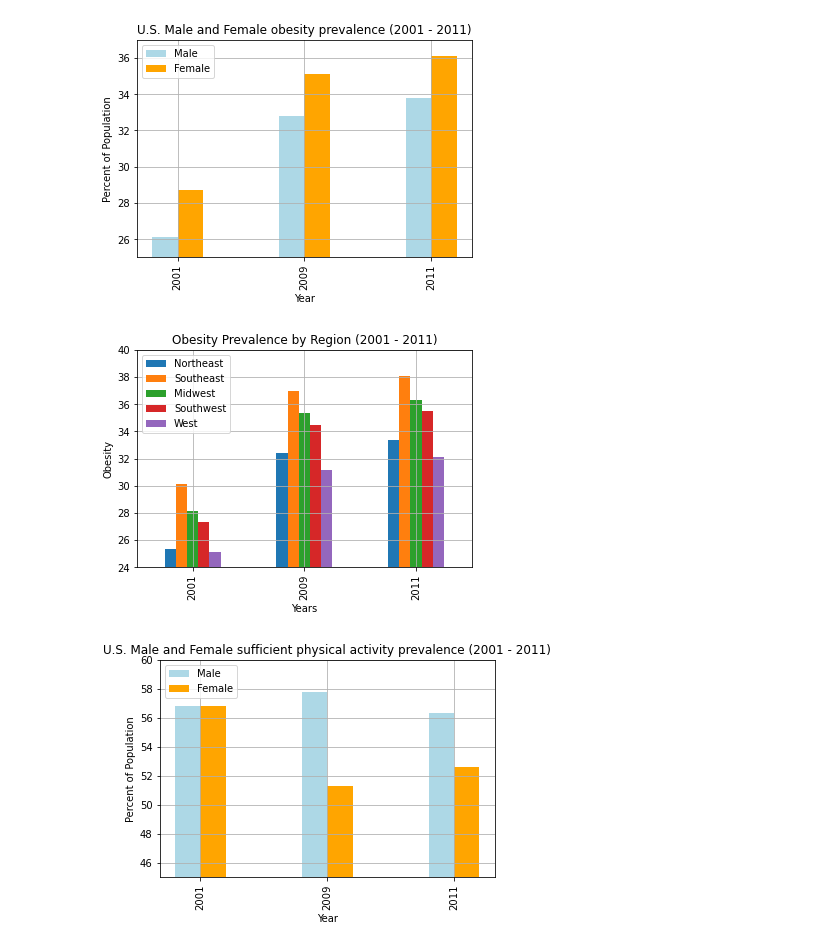
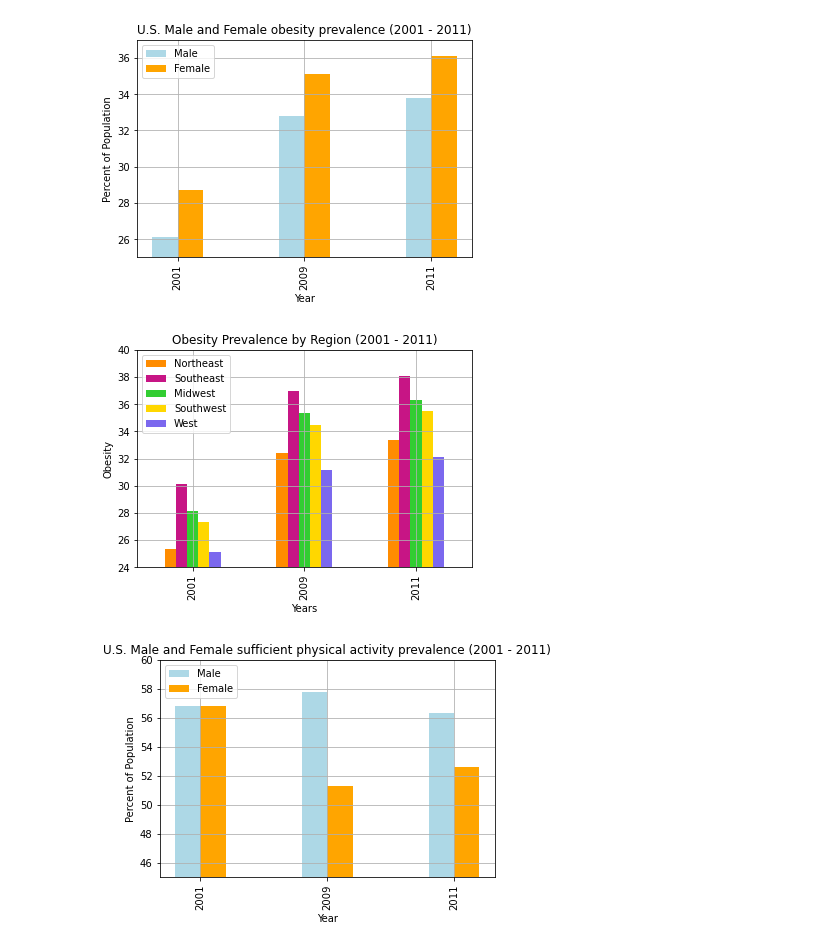
Before and after one commit to Mvillarreal88/State-of-Survival, a Jupyter notebook: visualizations.ipynb, the cells around one changed output. Drawn from its saved outputs; the diff is of its cells as text; code cells hidden in the pictures.

```diff
--- a/visualizations.ipynb
+++ b/visualizations.ipynb
@@ -307,35 +316,35 @@ se_mean = Southeast_obes.mean()
 mw_mean = Midwest_obes.mean()
 sw_mean = Southwest_obes.mean()
 we_mean = West_obes.mean()
 obes_by_region = pd.DataFrame({
     "Northeast": ne_mean,
     "Southeast": se_mean,
     "Midwest": mw_mean,
     "Southwest": sw_mean,
     "West": we_mean
 })
 obes_by_region = obes_by_region.transpose()
 obes_by_region['2001'] = ((obes_by_region['Male obesity prevalence, 2001 (%)']
                         + obes_by_region['Female obesity prevalence, 2001 (%)'])/2)
 obes_by_region['2009'] = ((obes_by_region['Male obesity prevalence, 2009 (%)']
                         + obes_by_region['Female obesity  prevalence, 2009 (%)'])/2)
 obes_by_region['2011'] = ((obes_by_region['Male obesity  prevalence, 2011* (%)']
                         + obes_by_region['Female obesity prevalence, 2011* (%)'])/2)
 obes_by_region = obes_by_region[['2001', '2009', '2011']]
 obes_by_region = obes_by_region.transpose()
 years = ['2001', '2009', '2011']
 
-obes_by_region.plot(kind='bar',ylim=(24,40))
+obes_by_region.plot(kind='bar',ylim=(24,40), color=color)
 
 plt.legend(loc="best")
 plt.title('Obesity Prevalence by Region (2001 - 2011)')
 plt.xlabel('Years')
 plt.ylabel('Obesity')
 plt.grid()
 plt.savefig('output_data/Obesity Prevalence by Region (2001 - 2011).png', bbox_inches='tight')
 plt.show()
 # %% [output]
-[figure, old version]
+[figure, new version]
 # %%
 x = np.arange(3)
 male_PA = [us_Pa_df['Male sufficient physical activity prevalence, 2001 (%)'][0],
```
Also changed, not shown: parts of 2 cells of this notebook, 3 other files.
